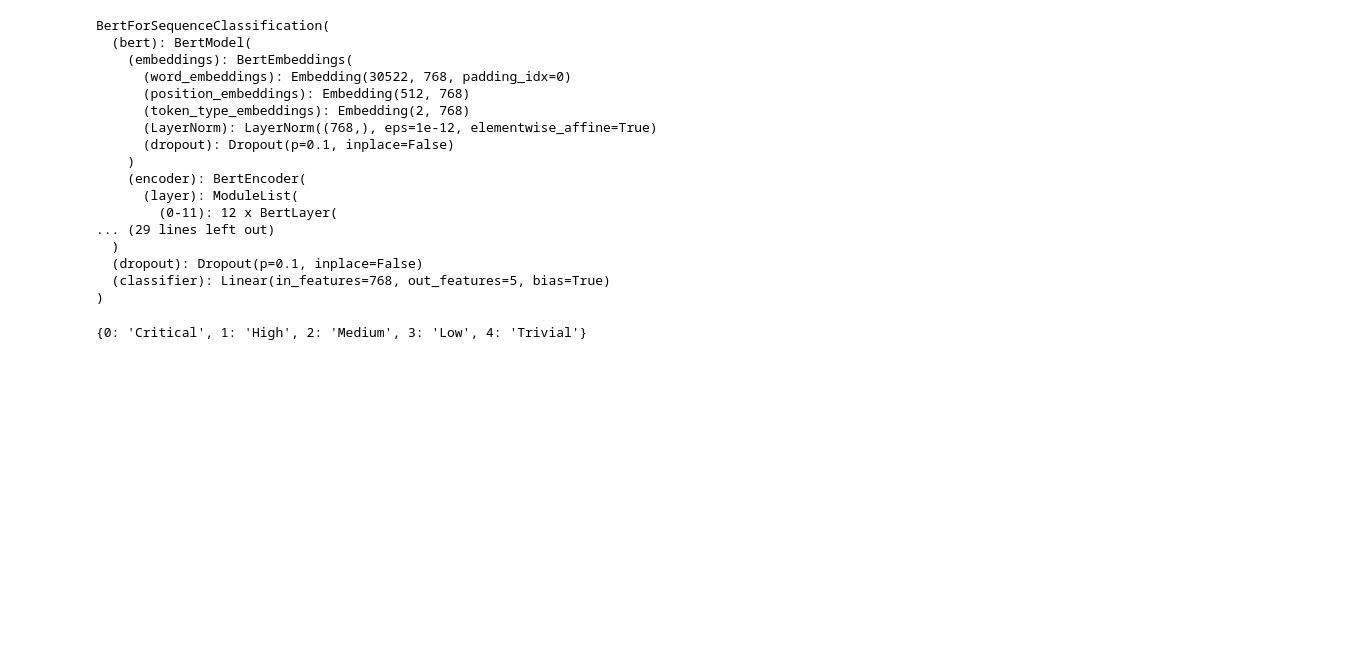
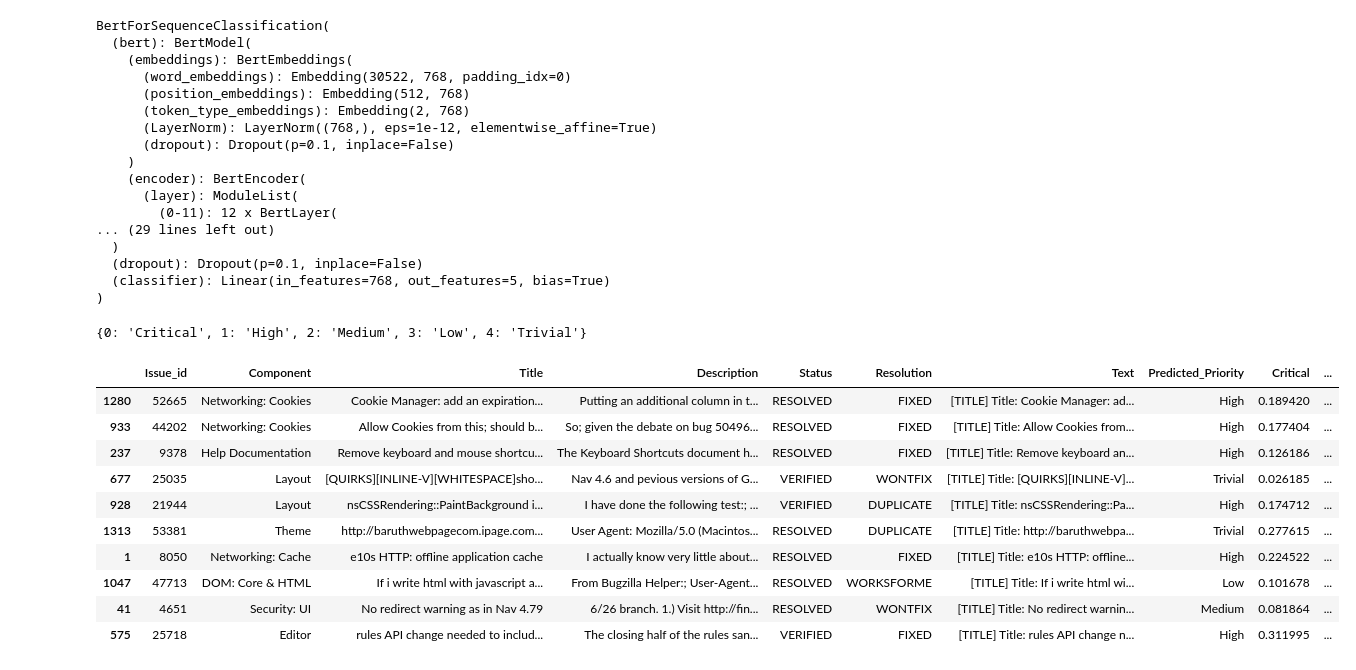
Before and after one commit to erenceh/ml-bug-prediction, a Jupyter notebook: ml/notebooks/bert_priority_classifier.ipynb, the cells around one changed output. Drawn from its saved outputs; the diff is of its cells as text; code cells hidden in the pictures; blank space fills up the shorter version.

```diff
--- a/ml/notebooks/bert_priority_classifier.ipynb
+++ b/ml/notebooks/bert_priority_classifier.ipynb
@@ -330,9 +439,9 @@ test_df["Text"] = (
   "[META] Resolution: " + test_df["Resolution"].fillna("unknown")
 )
 # %%
+# Load trained model and tokenizer
 tokenizer = AutoTokenizer.from_pretrained("../models/bert")
-model = AutoModelForSequenceClassification.from_pretrained("../models/bert")
-model.to(device)
+model = AutoModelForSequenceClassification.from_pretrained("../models/bert").to(device)
 model.eval()
 # %% [output]
 BertForSequenceClassification(
@@ -389,0 +497,19 @@ test_df.to_csv("../../data/processed/text_predictions.csv", index=False)
+# %%
+# Display top misclassified or uncertain predictions
+test_df["Max_Confidence"] = test_df[[*label_map.values()]].max(axis=1)
+
+# Display least confident predictions
+uncertain = test_df.sort_values("Max_Confidence")
+uncertain.head(10)
+# %% [output]
+|  | Issue_id | Component | Title | Description | Status | Resolution | Text | Predicted_Priority | Critical | ... |
+| 1280 | 52665 | Networking: Cookies | Cookie Manager: add an expiration... | Putting an additional column in t... | RESOLVED | FIXED | [TITLE] Title: Cookie Manager: ad... | High | 0.189420 | ... |
+| 933 | 44202 | Networking: Cookies | Allow Cookies from this; should b... | So; given the debate on bug 50496... | RESOLVED | FIXED | [TITLE] Title: Allow Cookies from... | High | 0.177404 | ... |
+| 237 | 9378 | Help Documentation | Remove keyboard and mouse shortcu... | The Keyboard Shortcuts document h... | RESOLVED | FIXED | [TITLE] Title: Remove keyboard an... | High | 0.126186 | ... |
+| 677 | 25035 | Layout | [QUIRKS][INLINE-V][WHITESPACE]sho... | Nav 4.6 and pevious versions of G... | VERIFIED | WONTFIX | [TITLE] Title: [QUIRKS][INLINE-V]... | Trivial | 0.026185 | ... |
+| 928 | 21944 | Layout | nsCSSRendering::PaintBackground i... | I have done the following test:; ... | VERIFIED | DUPLICATE | [TITLE] Title: nsCSSRendering::Pa... | High | 0.174712 | ... |
+| 1313 | 53381 | Theme | http://baruthwebpagecom.ipage.com... | User Agent: Mozilla/5.0 (Macintos... | RESOLVED | DUPLICATE | [TITLE] Title: http://baruthwebpa... | Trivial | 0.277615 | ... |
+| 1 | 8050 | Networking: Cache | e10s HTTP: offline application cache | I actually know very little about... | RESOLVED | FIXED | [TITLE] Title: e10s HTTP: offline... | High | 0.224522 | ... |
+| 1047 | 47713 | DOM: Core & HTML | If i write html with javascript a... | From Bugzilla Helper:; User-Agent... | RESOLVED | WORKSFORME | [TITLE] Title: If i write html wi... | Low | 0.101678 | ... |
+| 41 | 4651 | Security: UI | No redirect warning as in Nav 4.79 | 6/26 branch. 1.) Visit http://fin... | RESOLVED | WONTFIX | [TITLE] Title: No redirect warnin... | Medium | 0.081864 | ... |
+| 575 | 25718 | Editor | rules API change needed to includ... | The closing half of the rules san... | VERIFIED | FIXED | [TITLE] Title: rules API change n... | High | 0.311995 | ... |
```
Also changed, not shown: parts of 43 cells of this notebook, 1 other file.
